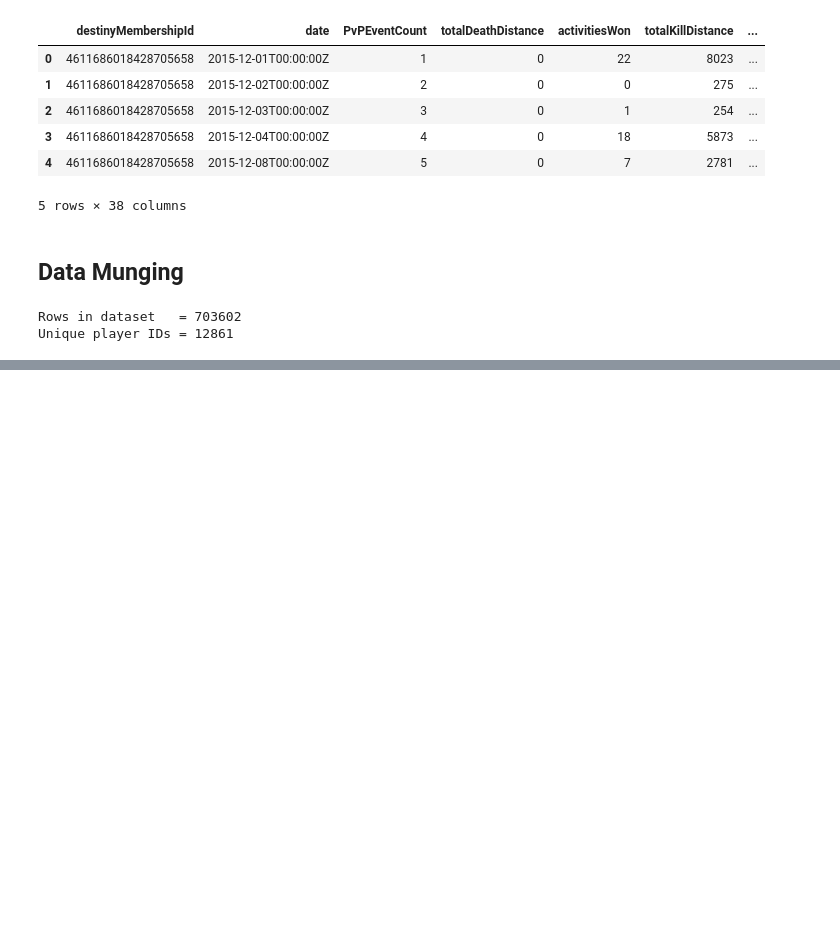
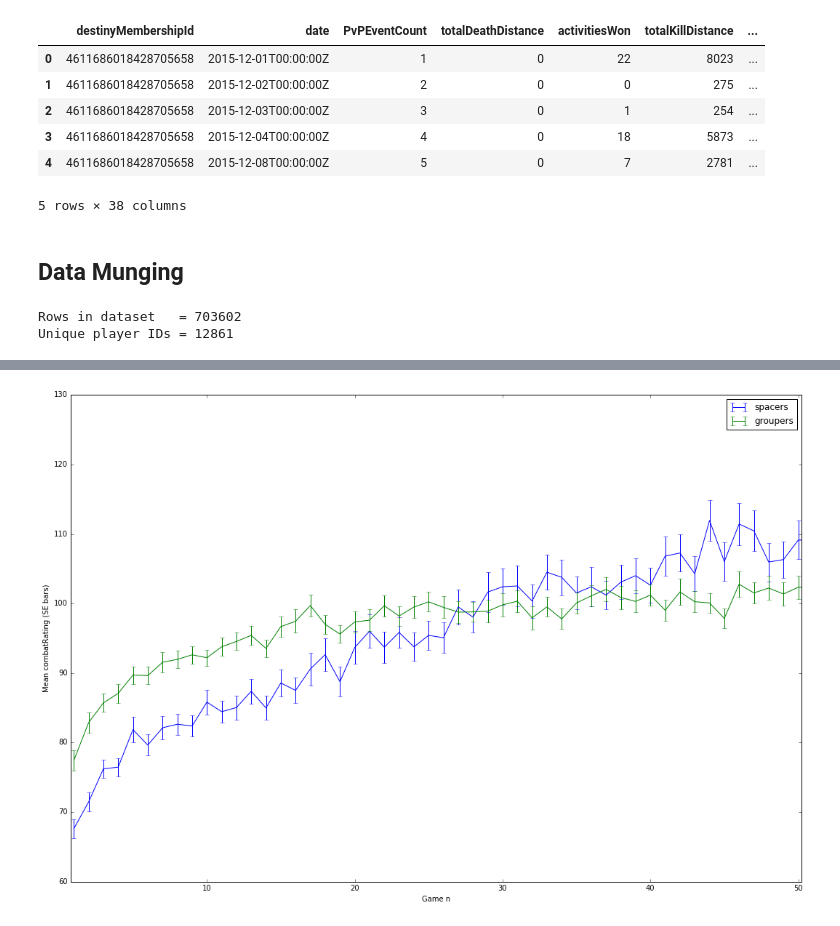
Before and after one commit to tomstafford/destiny, a Jupyter notebook: variability.ipynb, the cells around one changed output, grey strips where cells are left out. Saved outputs shown, nothing was run; the diff lists cells and outputs as text; code cells hidden in the pictures; blank space fills up the shorter version.

```diff
--- a/variability.ipynb
+++ b/variability.ipynb
@@ -124,0 +162,7 @@ df.head()
+# %%
+'''
+now we're going to make a df of player, not game, level statistics
+'''
+
+#get max plays per ID
+players=sf.groupby('destinyMembershipId')['max_plays'].mean().reset_index()
@@ -124,0 +171,36 @@ df.head()
+# %%
+sf=sf.groupby('destinyMembershipId').apply(findspacing,25) #get spacing of first 25 games
+# %%
+players=players.merge(sf[['destinyMembershipId','space25']].drop_duplicates(),how='left',left_on='destinyMembershipId',right_on='destinyMembershipId')
+
+#figure out quartiles of grimoire score for each play level
+q1=players['space25'].quantile(0.25)
+q2=players['space25'].quantile(0.5)
+q3=players['space25'].quantile(0.75)
+
+minplay=50
+maxplay=500
+#divide all players according to weather they score above or below expected on their grimscore
+spacers_=players[players['space25']>q3]['destinyMembershipId']
+groupers=players[players['space25']<q1]['destinyMembershipId']
+# %%
+groups=[spacers_,groupers]
+labels=['spacers','groupers']
+
+plt.clf()
+for i,group in enumerate(groups):
+    mask=(sf['destinyMembershipId'].isin(group)) & (sf['max_plays']>(minplay)) & (sf['max_plays']<(maxplay)) & np.isfinite(sf[perfvar])
+    xvals=list(range(1,minplay+1))
+    yvals=sf[mask].groupby('game_n')[perfvar].mean()
+    ysems=sf[mask].groupby('game_n')[perfvar].sem()
+    yvals=yvals[:minplay];ysems=ysems[:minplay]
+    xvals.append(100000);yvals[0]=0;ysems[0]=0 #see here for why I have to do this  http://stackoverflow.com/questions/35137961/pandas-plotting-with-yerr-gives-key-error-0
+    plt.errorbar(xvals,yvals,yerr=ysems,label=labels[i])
+
+plt.xlim([0.8,minplay+0.2])
+plt.ylim([cRmin,cRmax])
+plt.xlabel('Game n')
+plt.ylabel('Mean ' + str(perfvar) + ' (SE bars)')
+plt.legend(loc=0);
+# %% [output]
+[figure, added]
```
Also changed, not shown: parts of 20 cells of this notebook.
